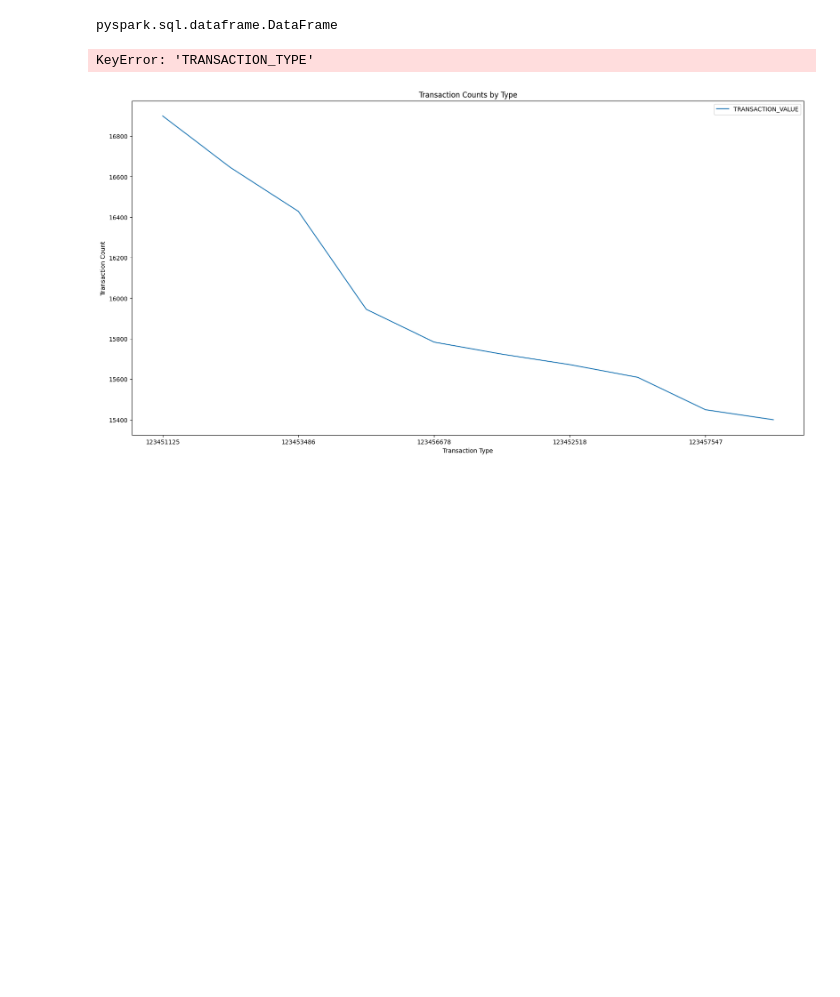
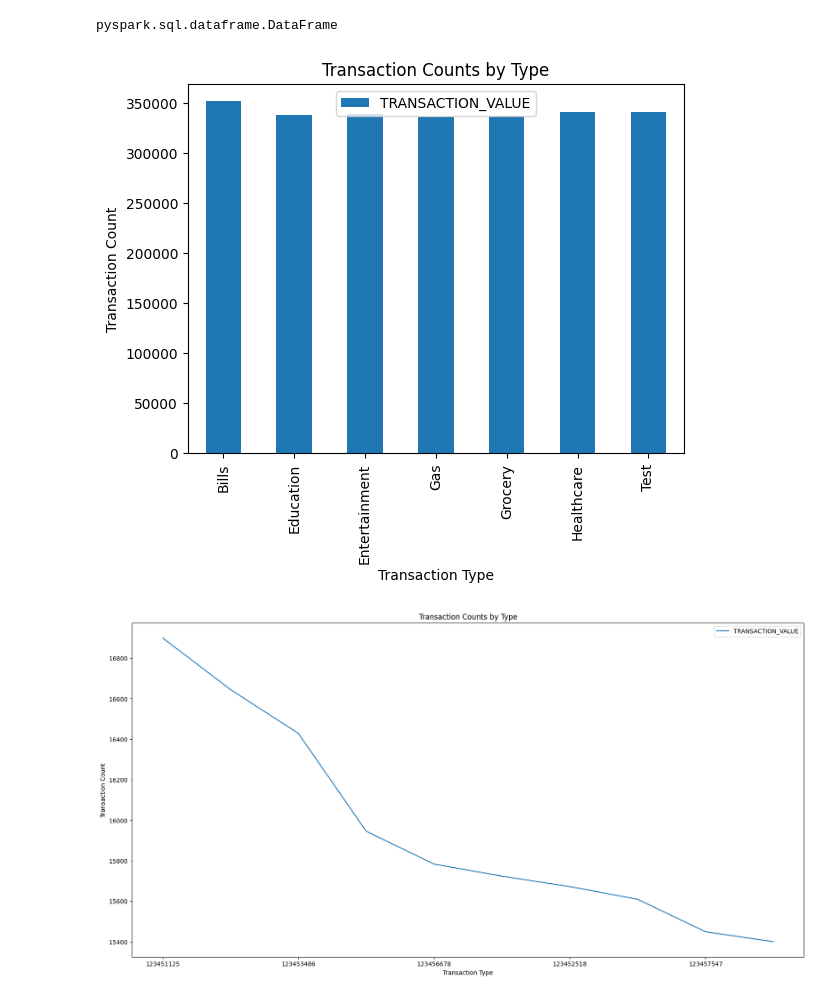
Before and after one commit to Shweta-rg/CapstoneETL, a Jupyter notebook: CREDIT_EXTRACTION.ipynb, the cells around one changed output. Cells and saved outputs as stored; diff of their text form; code cells hidden in the pictures; blank space fills up the shorter version.

```diff
--- a/CREDIT_EXTRACTION.ipynb
+++ b/CREDIT_EXTRACTION.ipynb
@@ -104,14 +103,18 @@ df=df_new1.toPandas()
 import pandas as pd
 import matplotlib.pyplot as plt
 # %%
-df1 = df[['TRANSACTION_TYPE', 'TRANSACTION_VALUE']].groupby(df['TRANSACTION_TYPE']).sum()
-#df1.reset_index(inplace=True)
+#3 .. Find and plot which transaction type has a high rate of transactions.
 
-df1.plot(kind='bar', x='TRANSACTION_TYPE', y='TRANSACTION_VALUE')
-plt.title('Transaction Counts by Type')
-plt.xlabel('Transaction Type')
-plt.ylabel('Transaction Count')
-plt.show()
+def transact_type_cnt():
+
+    df1 = df[['TRANSACTION_TYPE','TRANSACTION_VALUE']].groupby(df['TRANSACTION_TYPE']).sum()
+    df1.reset_index(inplace=True)
+
+    df1.plot(kind='bar', x='TRANSACTION_TYPE', y='TRANSACTION_VALUE')
+    plt.title('Transaction Counts by Type')
+    plt.xlabel('Transaction Type')
+    plt.ylabel('Transaction Count')
+    plt.show()
 # %% [output]
-KeyError: 'TRANSACTION_TYPE'
+[figure, added]
 # %%
```
Also changed, not shown: parts of 5 cells of this notebook.
